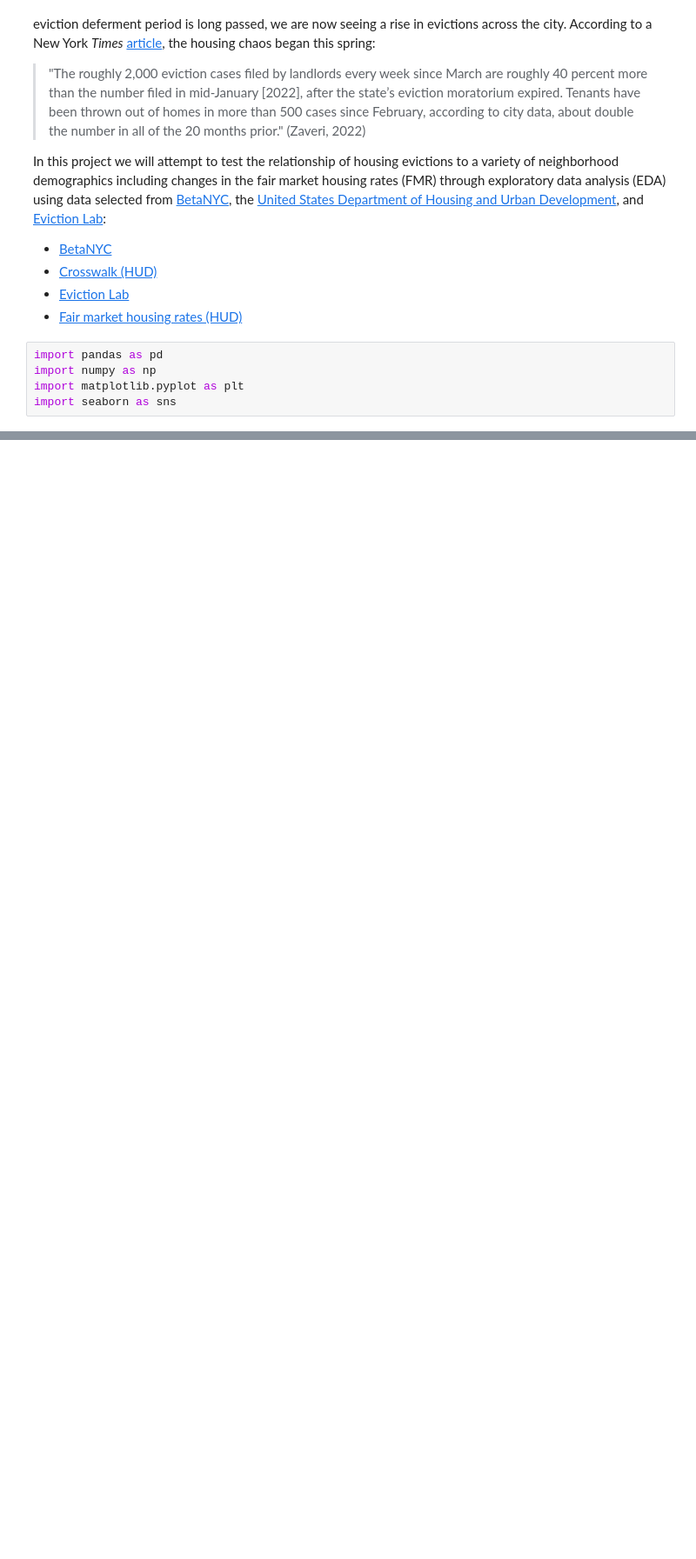
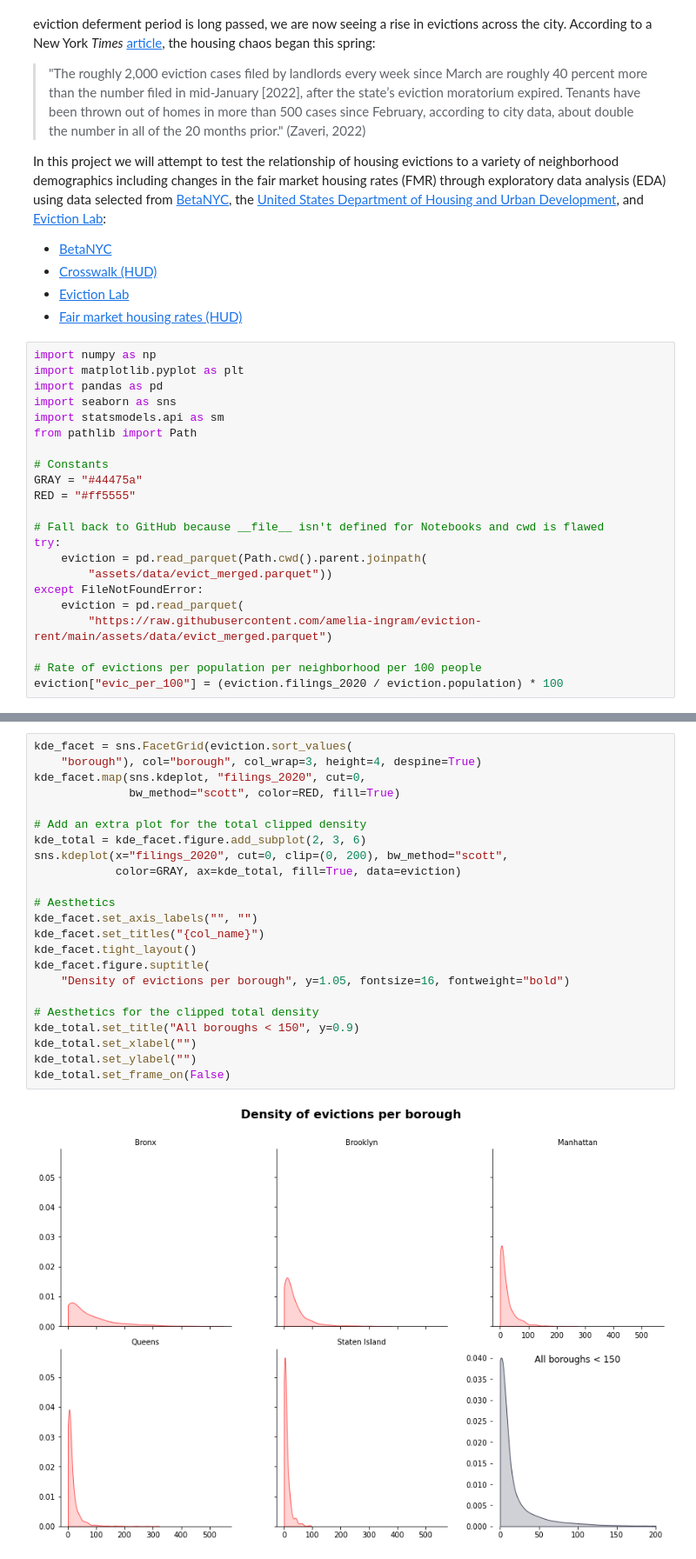
Before and after one commit to amelia-ingram/eviction-rent, a Jupyter notebook: eviction_analysis/analysis.ipynb, the cells around one changed output, grey strips where cells are left out. Shown at 87% size. Cells and saved outputs as stored; diff of their text form; blank space fills up the shorter version.

Commit message:
Add draft evictions filings density plot

```diff
--- a/eviction_analysis/analysis.ipynb
+++ b/eviction_analysis/analysis.ipynb
@@ -32,7 +32,24 @@ In this project we will attempt to test the relationship of housing evictions to
 * [Eviction Lab](https://evictionlab.org/)
 * [Fair market housing rates (HUD)](https://www.huduser.gov/portal/datasets/fmr.html)
 # %%
-import pandas as pd
 import numpy as np
 import matplotlib.pyplot as plt
+import pandas as pd
 import seaborn as sns
+import statsmodels.api as sm
+from pathlib import Path
+
+# Constants
+GRAY = "#44475a"
+RED = "#ff5555"
+
+# Fall back to GitHub because __file__ isn't defined for Notebooks and cwd is flawed
+try:
+    eviction = pd.read_parquet(Path.cwd().parent.joinpath(
+        "assets/data/evict_merged.parquet"))
+except FileNotFoundError:
+    eviction = pd.read_parquet(
+        "https://raw.githubusercontent.com/amelia-ingram/eviction-rent/main/assets/data/evict_merged.parquet")
+
+# Rate of evictions per population per neighborhood per 100 people
+eviction["evic_per_100"] = (eviction.filings_2020 / eviction.population) * 100
@@ -38,0 +67,25 @@ import seaborn as sns
+# %%
+kde_facet = sns.FacetGrid(eviction.sort_values(
+    "borough"), col="borough", col_wrap=3, height=4, despine=True)
+kde_facet.map(sns.kdeplot, "filings_2020", cut=0,
+              bw_method="scott", color=RED, fill=True)
+
+# Add an extra plot for the total clipped density
+kde_total = kde_facet.figure.add_subplot(2, 3, 6)
+sns.kdeplot(x="filings_2020", cut=0, clip=(0, 200), bw_method="scott",
+            color=GRAY, ax=kde_total, fill=True, data=eviction)
+
+# Aesthetics
+kde_facet.set_axis_labels("", "")
+kde_facet.set_titles("{col_name}")
+kde_facet.tight_layout()
+kde_facet.figure.suptitle(
+    "Density of evictions per borough", y=1.05, fontsize=16, fontweight="bold")
+
+# Aesthetics for the clipped total density
+kde_total.set_title("All boroughs < 150", y=0.9)
+kde_total.set_xlabel("")
+kde_total.set_ylabel("")
+kde_total.set_frame_on(False)
+# %% [output]
+[figure, added]
```
Also changed, not shown: parts of 2 cells of this notebook, 1 other file.
